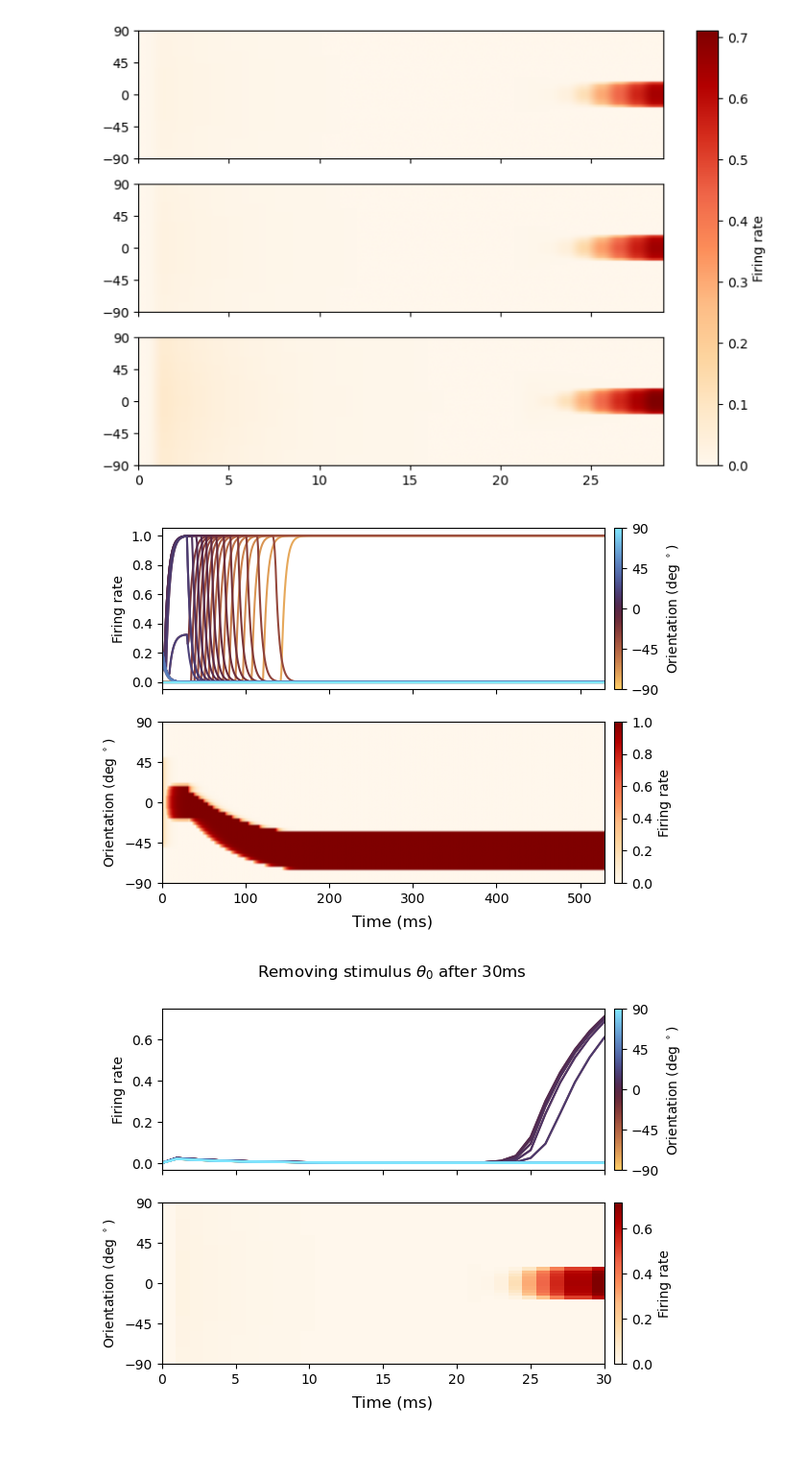
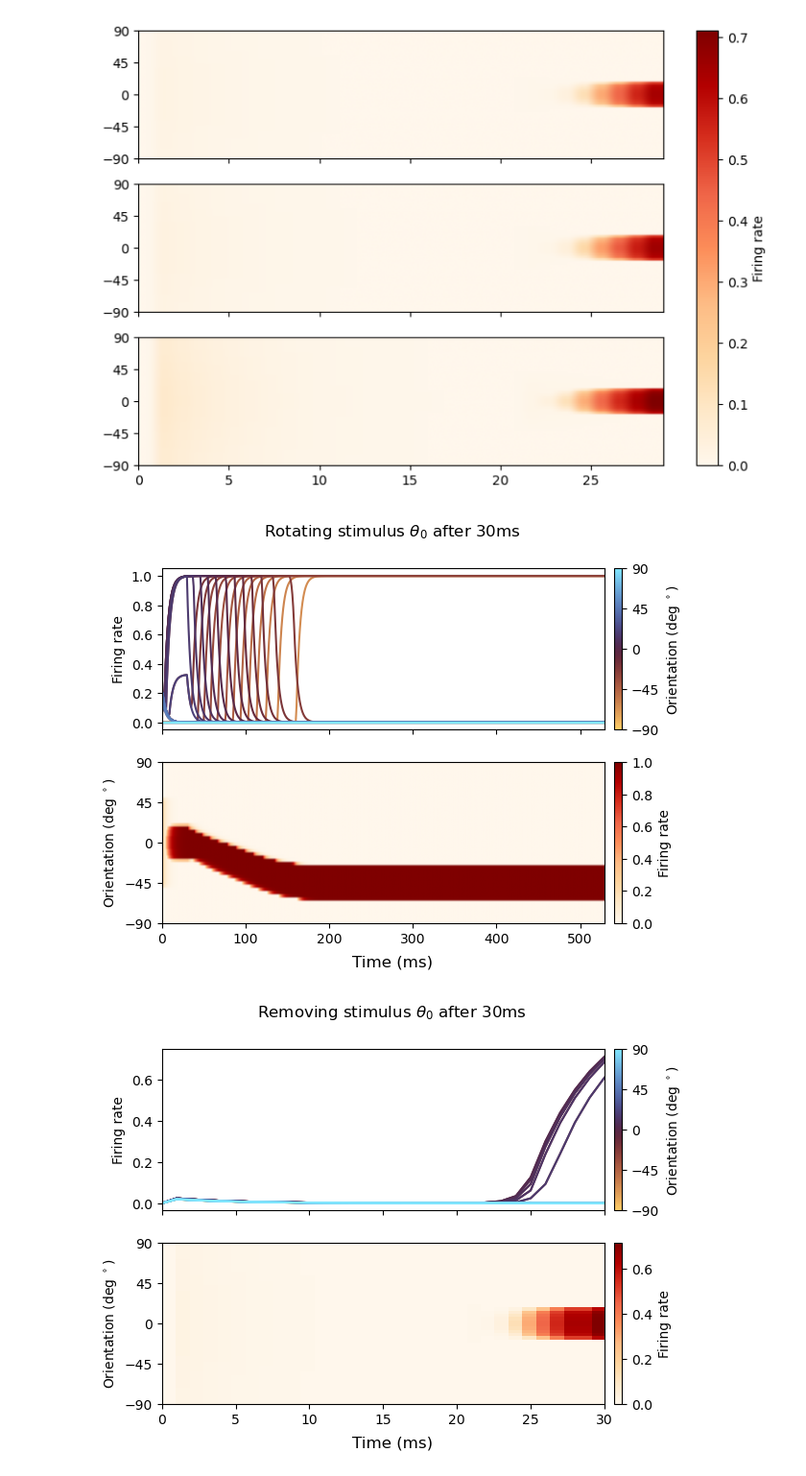
Before and after one commit to NemoInfo/NeuroModelSandbox, a Jupyter notebook: firing_rate/rate.ipynb, the cells around one changed output. Shown: that part at 96% size. Drawn from its saved outputs; the diff is of its cells as text; code cells hidden in the pictures; blank space fills up the shorter version.

```diff
--- a/firing_rate/rate.ipynb
+++ b/firing_rate/rate.ipynb
@@ -192,18 +192,18 @@ part_3_2()
 # %%
 def part_4_1():
     N = 50
     theta = np.linspace(-np.pi/2, np.pi/2, N)
     m0 = np.zeros_like(theta)
     t1, m1 = euler_sim_2(m0, theta, 0, 30, 100, 0.8)
-    t2, m2 = euler_sim_2(m1[-1], theta, 2*np.pi/3, 500, 173, 0.8)
+    t2, m2 = euler_sim_2(m1[-1], theta, 2*np.pi/3, 500, 100, 0.8)
     m = np.append(m1, m2, axis=0)
     ts = np.append(t1, t2 + t1[-1]+1, axis=0)
 
-    plot_m_line_image(ts, m, theta)
+    plot_m_line_image(ts, m, theta, title=r"Rotating stimulus $\theta_0$ after 30ms")
 
 part_4_1()
 # %% [output]
-[figure, old version]
+[figure, new version]
 # %%
 def part_4_2():
     N = 50
```
